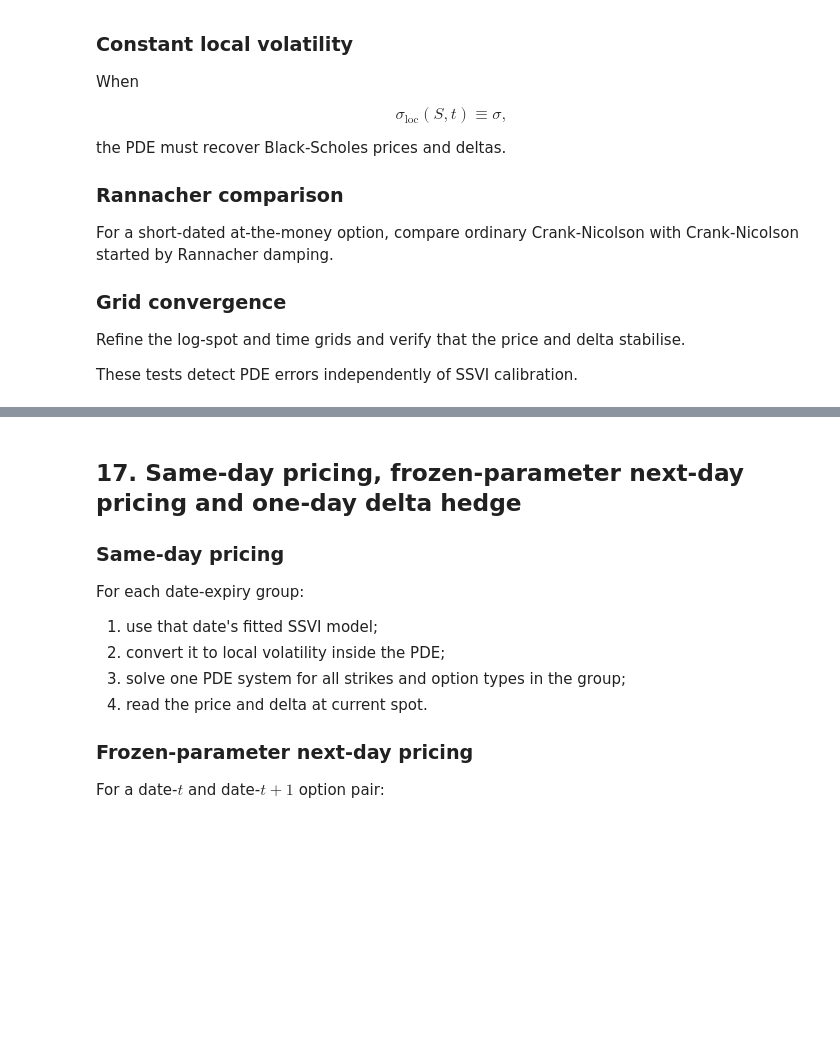
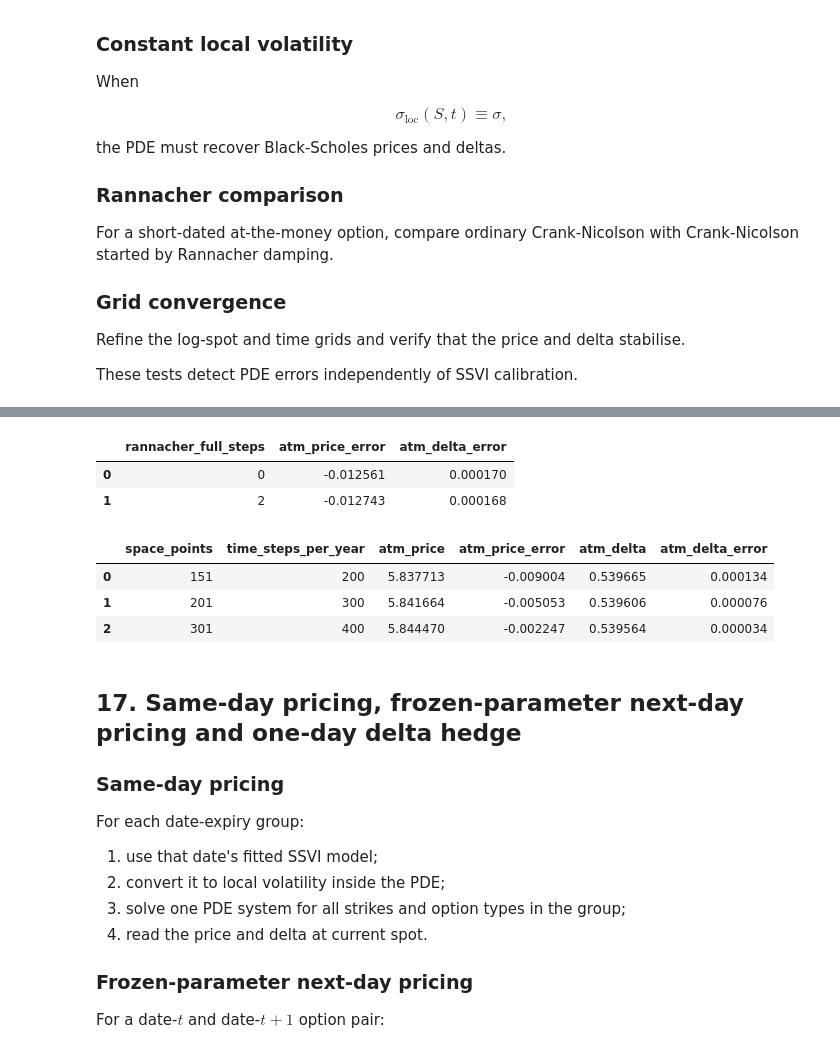
Before and after one commit to cxliuvictor/Exposition-to-NDEs, a Jupyter notebook: Codes/LV/03_Local_Volatility_SSVI_Dupire_Benchmark.ipynb, the cells around one changed output, grey strips where cells are left out. Drawn from its saved outputs; the diff is of its cells as text; code cells hidden in the pictures; blank space fills up the shorter version.

```diff
--- a/Codes/LV/03_Local_Volatility_SSVI_Dupire_Benchmark.ipynb
+++ b/Codes/LV/03_Local_Volatility_SSVI_Dupire_Benchmark.ipynb
@@ -2303,7 +2577,10 @@ short_maturity = 30.0 / 365.0
 
 rannacher_comparison_rows = []
 
-for rannacher_steps in [0, 2]:
+for rannacher_steps in tqdm(
+    [0, 2],
+    desc="Comparing Rannacher settings",
+):
     result = validate_constant_local_volatility(
         maturity_test=short_maturity,
         space_points=201,
@@ -2328,38 +2605,52 @@ rannacher_comparison = pd.DataFrame(
 )
 
 display(rannacher_comparison)
+# %% [output]
+|  | rannacher_full_steps | atm_price_error | atm_delta_error |
+| 0 | 0 | -0.012561 | 0.000170 |
+| 1 | 2 | -0.012743 | 0.000168 |
 # %%
 grid_rows = []
 
-for space_points, time_steps_per_year in [
+grid_settings = [
     (151, 200),
     (201, 300),
     (301, 400),
-]:
+]
+
+for space_points, time_steps_per_year in tqdm(
+    grid_settings,
+    desc="Running PDE grid convergence",
+):
     result = validate_constant_local_volatility(
         space_points=space_points,
         time_steps_per_year=time_steps_per_year,
         rannacher_full_steps=2,
     )
 
     atm_row = result.loc[
         result["strike"].eq(100.0)
     ].iloc[0]
 
     grid_rows.append(
         {
             "space_points": space_points,
             "time_steps_per_year": time_steps_per_year,
             "atm_price": atm_row["pde_price"],
             "atm_price_error": atm_row["price_error"],
             "atm_delta": atm_row["pde_delta"],
             "atm_delta_error": atm_row["delta_error"],
         }
     )
 
 grid_convergence = pd.DataFrame(grid_rows)
 
 display(grid_convergence)
+# %% [output]
+|  | space_points | time_steps_per_year | atm_price | atm_price_error | atm_delta | atm_delta_error |
+| 0 | 151 | 200 | 5.837713 | -0.009004 | 0.539665 | 0.000134 |
+| 1 | 201 | 300 | 5.841664 | -0.005053 | 0.539606 | 0.000076 |
+| 2 | 301 | 400 | 5.844470 | -0.002247 | 0.539564 | 0.000034 |
 # %% [markdown]
 ## 17. Same-day pricing, frozen-parameter next-day pricing and one-day delta hedge
 
```
Also changed, not shown: parts of 21 cells of this notebook, 3 other files.
